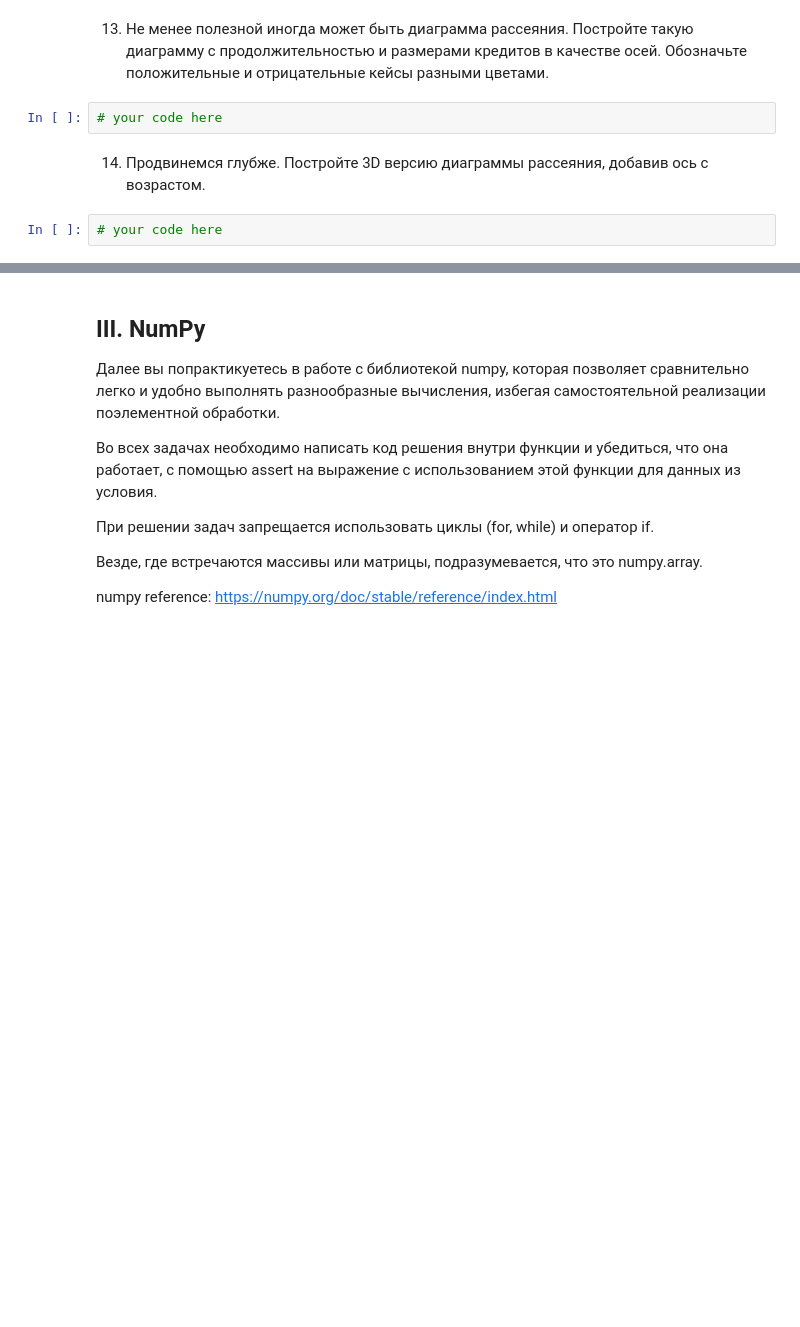
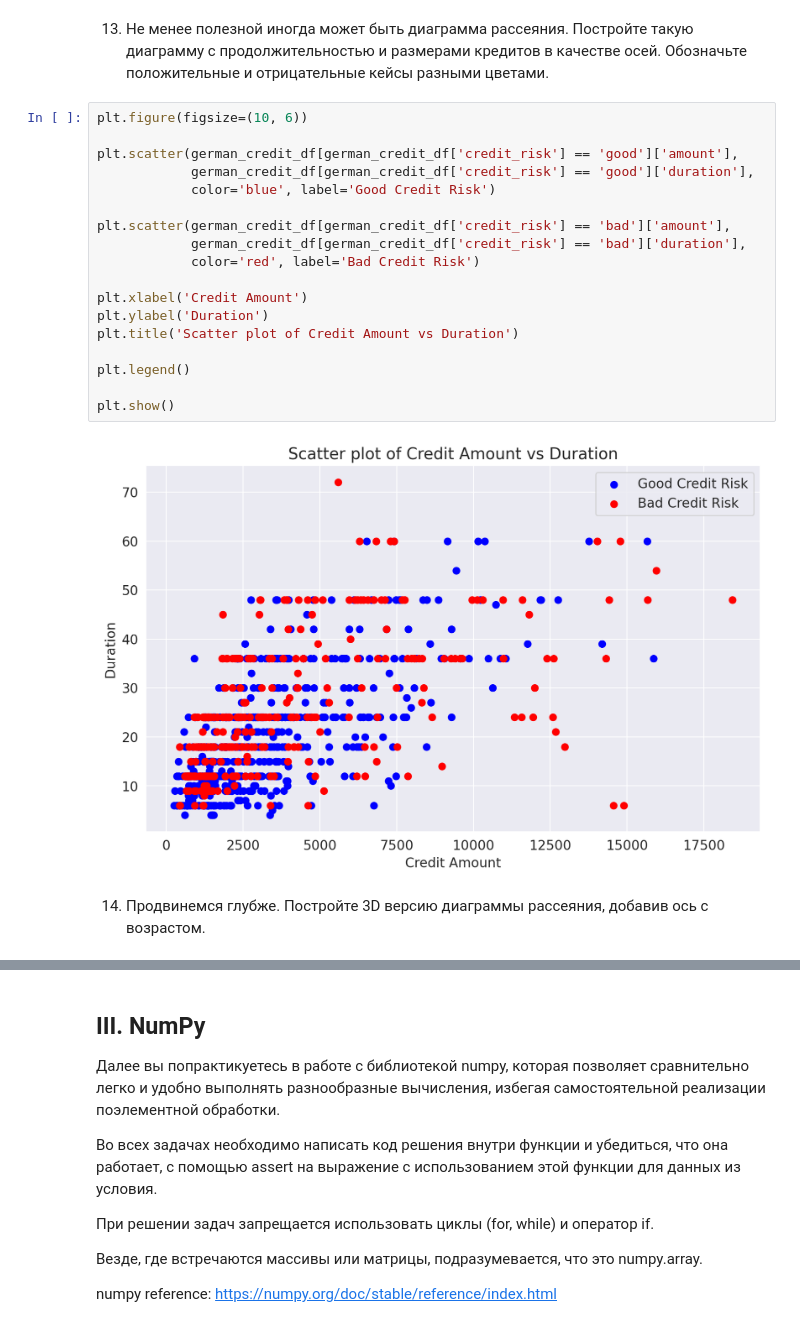
Before and after one commit to EdPogosyan/ML_Ed, a Jupyter notebook: HW-1/hw_practice_sirius_01_pandas_numpy_viz.ipynb, the cells around one changed output, grey strips where cells are left out. Drawn from its saved outputs; the diff is of its cells as text; blank space fills up the shorter version.

```diff
--- a/HW-1/hw_practice_sirius_01_pandas_numpy_viz.ipynb
+++ b/HW-1/hw_practice_sirius_01_pandas_numpy_viz.ipynb
@@ -899,8 +925,24 @@ plt.show()
 # %% [markdown]
 13. Не менее полезной иногда может быть диаграмма рассеяния. Постройте такую диаграмму с продолжительностью и размерами кредитов в качестве осей. Обозначьте положительные и отрицательные кейсы разными цветами.
-# %%
-# your code here
+# %%
+plt.figure(figsize=(10, 6))
+
+plt.scatter(german_credit_df[german_credit_df['credit_risk'] == 'good']['amount'],
+            german_credit_df[german_credit_df['credit_risk'] == 'good']['duration'],
+            color='blue', label='Good Credit Risk')
+
+plt.scatter(german_credit_df[german_credit_df['credit_risk'] == 'bad']['amount'],
+            german_credit_df[german_credit_df['credit_risk'] == 'bad']['duration'],
+            color='red', label='Bad Credit Risk')
+
+plt.xlabel('Credit Amount')
+plt.ylabel('Duration')
+plt.title('Scatter plot of Credit Amount vs Duration')
+
+plt.legend()
+
+plt.show()
+# %% [output]
+[figure, added]
 # %% [markdown]
 14. Продвинемся глубже. Постройте 3D версию диаграммы рассеяния, добавив ось с возрастом.
-# %%
-# your code here
```
Also changed, not shown: parts of 3 cells of this notebook.
